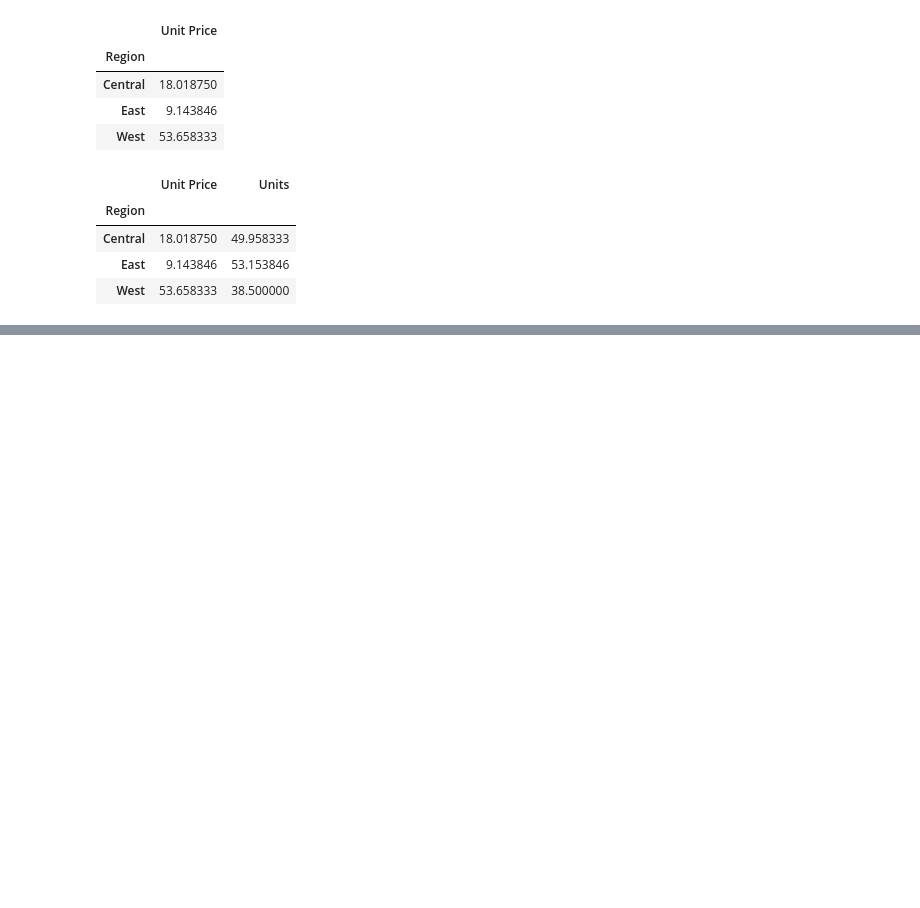
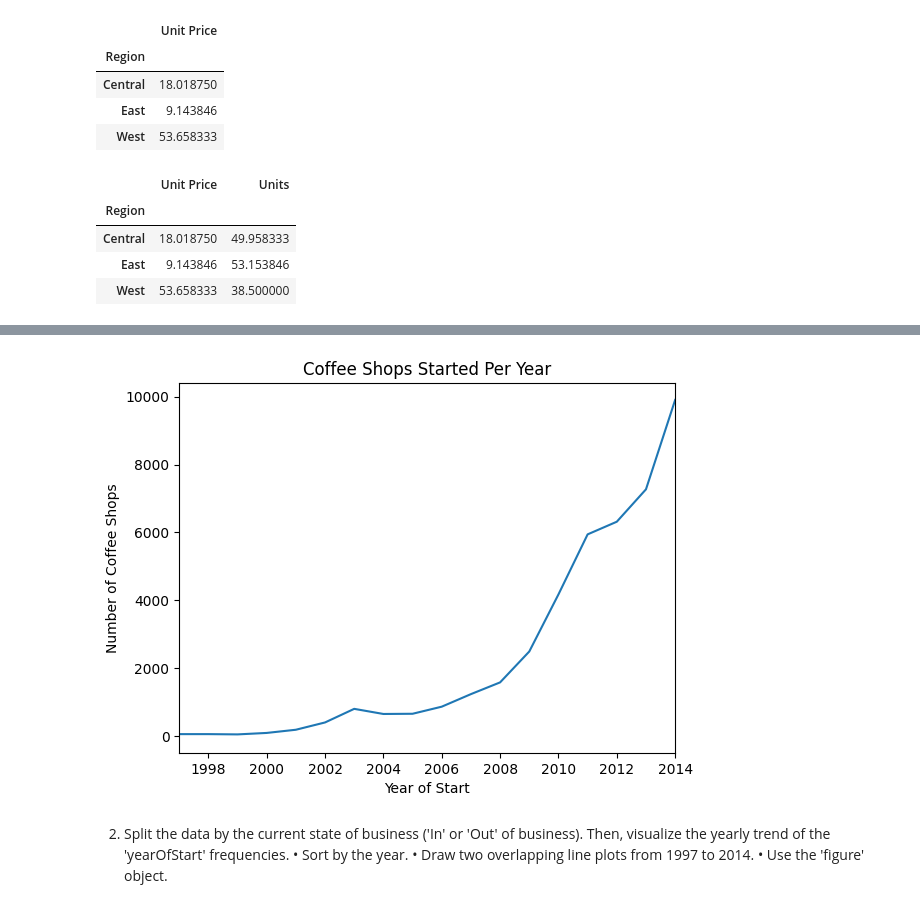
Before and after one commit to thakurnisha200105-tech/Samsung_innovation_campus_assigment, a Jupyter notebook: Chapter3.ipynb, the cells around one changed output, grey strips where cells are left out. Cells and saved outputs as stored; diff of their text form; code cells hidden in the pictures; blank space fills up the shorter version.

Commit message:
Complete Chapter_3

```diff
--- a/Chapter3.ipynb
+++ b/Chapter3.ipynb
@@ -390,0 +406,6 @@ KeyError: 'ItemType'
+# %%
+df3 = pd.read_csv(
+    r'/Users/nishathakur/Downloads/AI:ML Assignment/AI Chapter-3 Quiz/03_Data Files/data_coffeeshop.csv',
+    na_values=[' ']
+)
+df3
@@ -390,0 +449,5 @@ KeyError: 'ItemType'
+# %%
+# Frequency table of 'yearOfStart' and visualize
+#Frequency table(sorted by year)
+year_freq = df3['Year of Start'].value_counts().sort_index()
+year_freq
@@ -390,0 +472,16 @@ KeyError: 'ItemType'
+# %%
+#line plot
+plt.figure()
+plt.plot(year_freq.index, year_freq.values)
+plt.xlim(1997, 2014)
+plt.xlabel('Year of Start')
+plt.ylabel('Number of Coffee Shops')
+plt.title('Coffee Shops Started Per Year')
+plt.show()
+# %% [output]
+[figure, added]
+# %% [markdown]
+2) Split the data by the current state of business ('In' or 'Out' of business). Then, visualize the yearly trend of the 'yearOfStart' frequencies.
+•	Sort by the year.
+•	Draw two overlapping line plots from 1997 to 2014.
+•	Use the 'figure' object.
```
Also changed, not shown: parts of 56 cells of this notebook.
